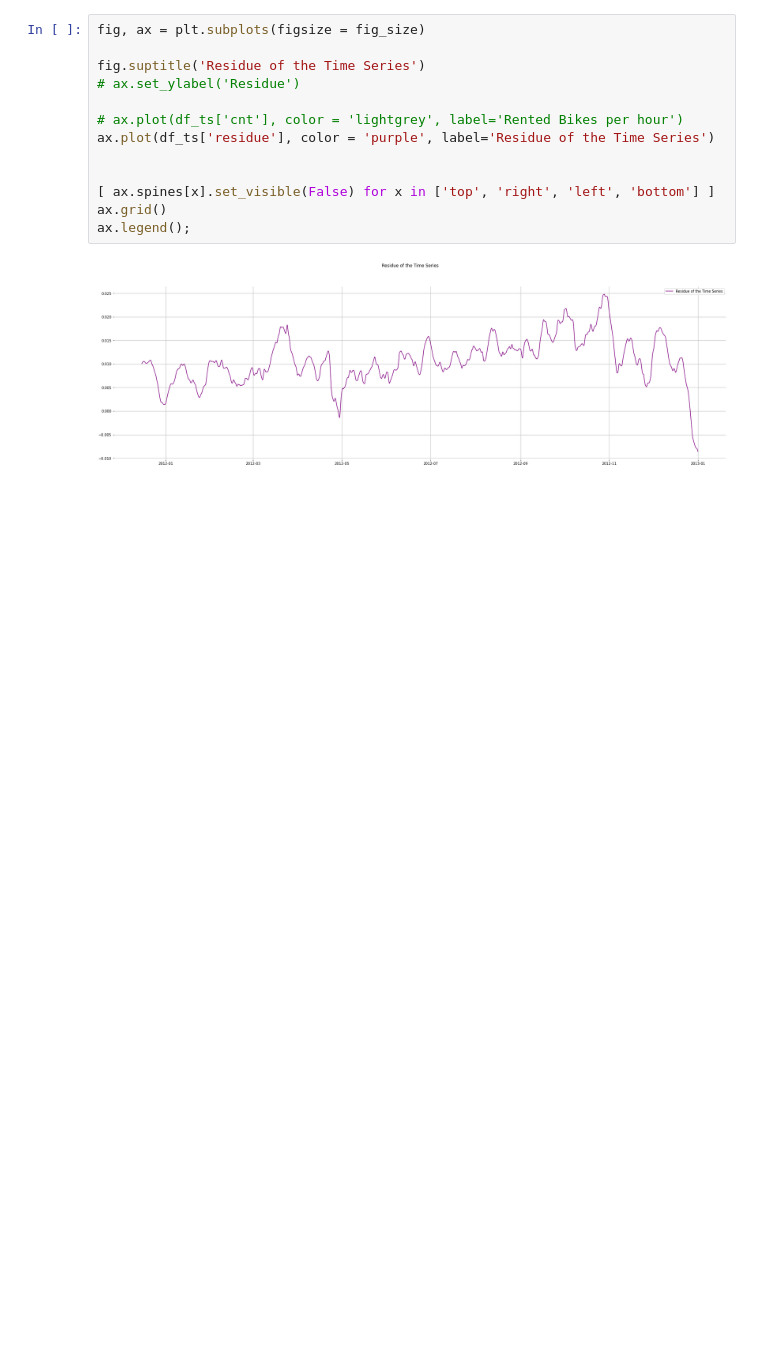
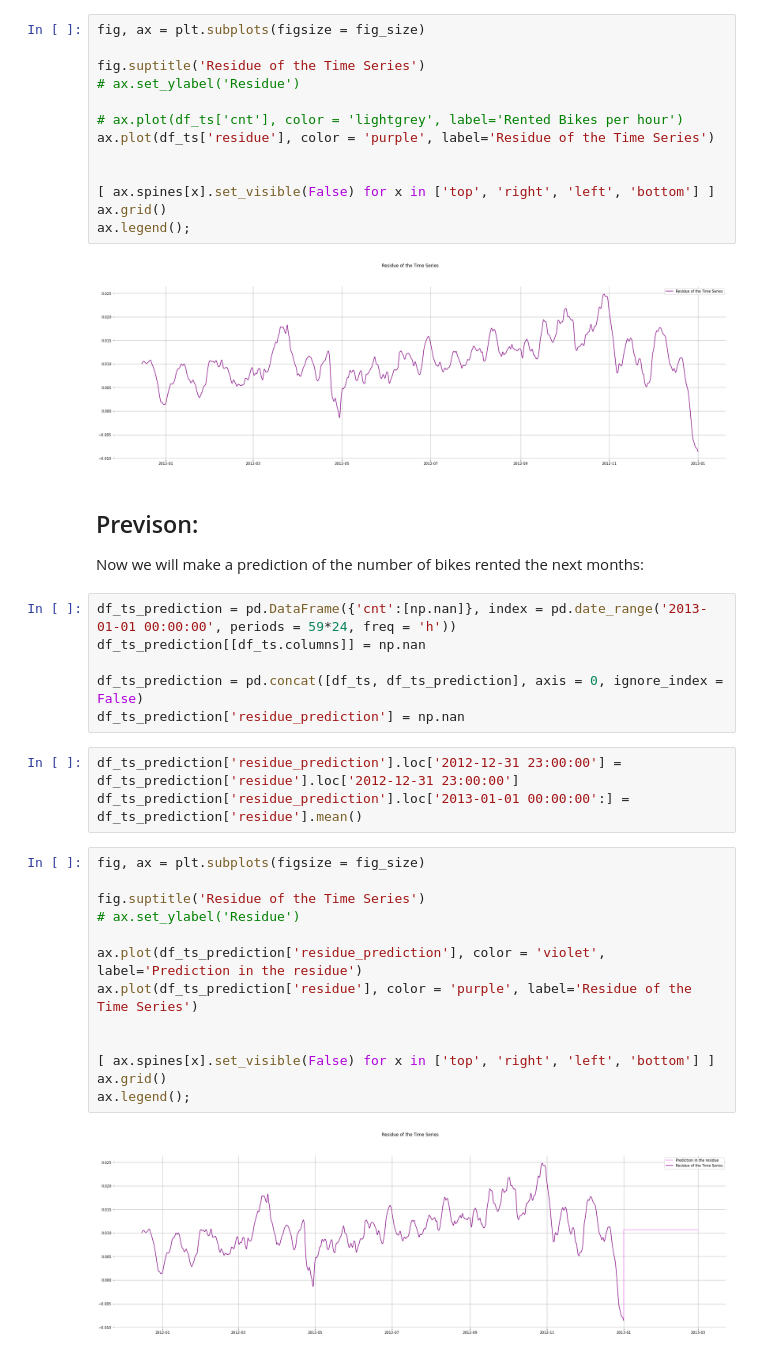
Before and after one commit to mateoricio/chicago_reting_bikes_forecasting, a Jupyter notebook: chicago_bikes_forecasting.ipynb, the cells around one changed output. Saved outputs shown, nothing was run; the diff lists cells and outputs as text; blank space fills up the shorter version.

Commit message:
Make the prediction by the series components

```diff
--- a/chicago_bikes_forecasting.ipynb
+++ b/chicago_bikes_forecasting.ipynb
@@ -183,3 +185,31 @@ ax.grid()
 ax.legend();
 # %% [output]
 [figure]
+# %% [markdown]
+## Previson:
+
+Now we will make a prediction of the number of bikes rented the next months:
+# %%
+df_ts_prediction = pd.DataFrame({'cnt':[np.nan]}, index = pd.date_range('2013-01-01 00:00:00', periods = 59*24, freq = 'h'))
+df_ts_prediction[[df_ts.columns]] = np.nan
+
+df_ts_prediction = pd.concat([df_ts, df_ts_prediction], axis = 0, ignore_index = False)
+df_ts_prediction['residue_prediction'] = np.nan
+# %%
+df_ts_prediction['residue_prediction'].loc['2012-12-31 23:00:00'] = df_ts_prediction['residue'].loc['2012-12-31 23:00:00']
+df_ts_prediction['residue_prediction'].loc['2013-01-01 00:00:00':] = df_ts_prediction['residue'].mean()
+# %%
+fig, ax = plt.subplots(figsize = fig_size)
+
+fig.suptitle('Residue of the Time Series')
+# ax.set_ylabel('Residue')
+
+ax.plot(df_ts_prediction['residue_prediction'], color = 'violet', label='Prediction in the residue')
+ax.plot(df_ts_prediction['residue'], color = 'purple', label='Residue of the Time Series')
+
+
+[ ax.spines[x].set_visible(False) for x in ['top', 'right', 'left', 'bottom'] ]
+ax.grid()
+ax.legend();
+# %% [output]
+[figure, added]
```
Also changed, not shown: parts of 5 cells of this notebook.
